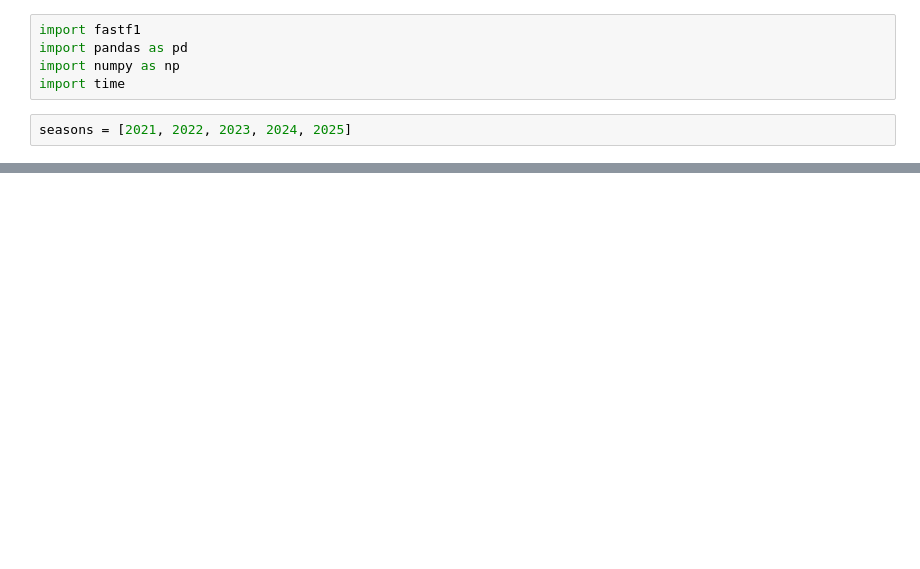
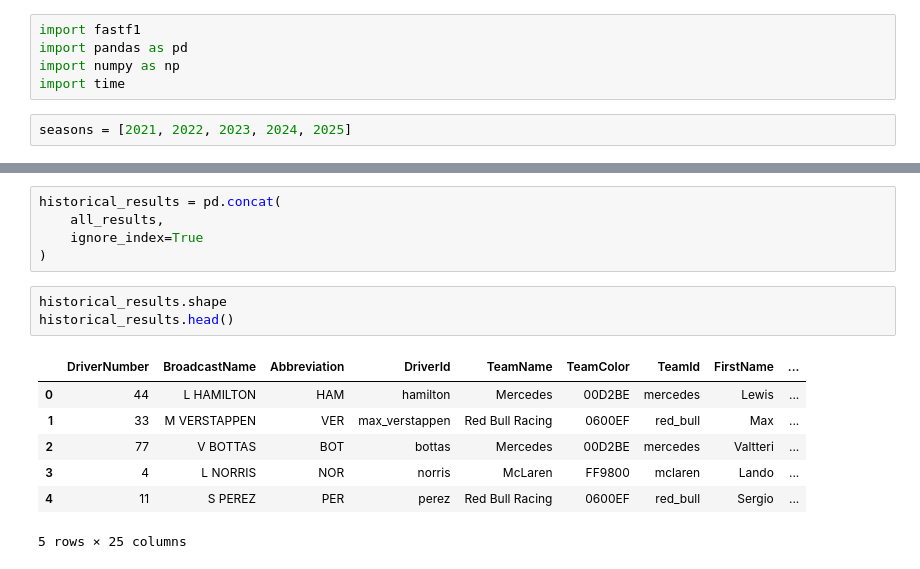
Before and after one commit to damiavv/pole-position, a Jupyter notebook: ml/historical_data.ipynb, the cells around one changed output, grey strips where cells are left out. Cells and saved outputs as stored; diff of their text form; blank space fills up the shorter version.

```diff
--- a/ml/historical_data.ipynb
+++ b/ml/historical_data.ipynb
@@ -21,0 +118,16 @@ req         WARNING     DEFAULT CACHE ENABLED! (173.31 MB) C:\Users\Admin\AppDat
+# %%
+historical_results = pd.concat(
+    all_results,
+    ignore_index=True
+)
+# %%
+historical_results.shape
+historical_results.head()
+# %% [output]
+|  | DriverNumber | BroadcastName | Abbreviation | DriverId | TeamName | TeamColor | TeamId | FirstName | ... |
+| 0 | 44 | L HAMILTON | HAM | hamilton | Mercedes | 00D2BE | mercedes | Lewis | ... |
+| 1 | 33 | M VERSTAPPEN | VER | max_verstappen | Red Bull Racing | 0600EF | red_bull | Max | ... |
+| 2 | 77 | V BOTTAS | BOT | bottas | Mercedes | 00D2BE | mercedes | Valtteri | ... |
+| 3 | 4 | L NORRIS | NOR | norris | McLaren | FF9800 | mclaren | Lando | ... |
+| 4 | 11 | S PEREZ | PER | perez | Red Bull Racing | 0600EF | red_bull | Sergio | ... |
+5 rows × 25 columns
```
Also changed, not shown: parts of 15 cells of this notebook, 14 other files.
